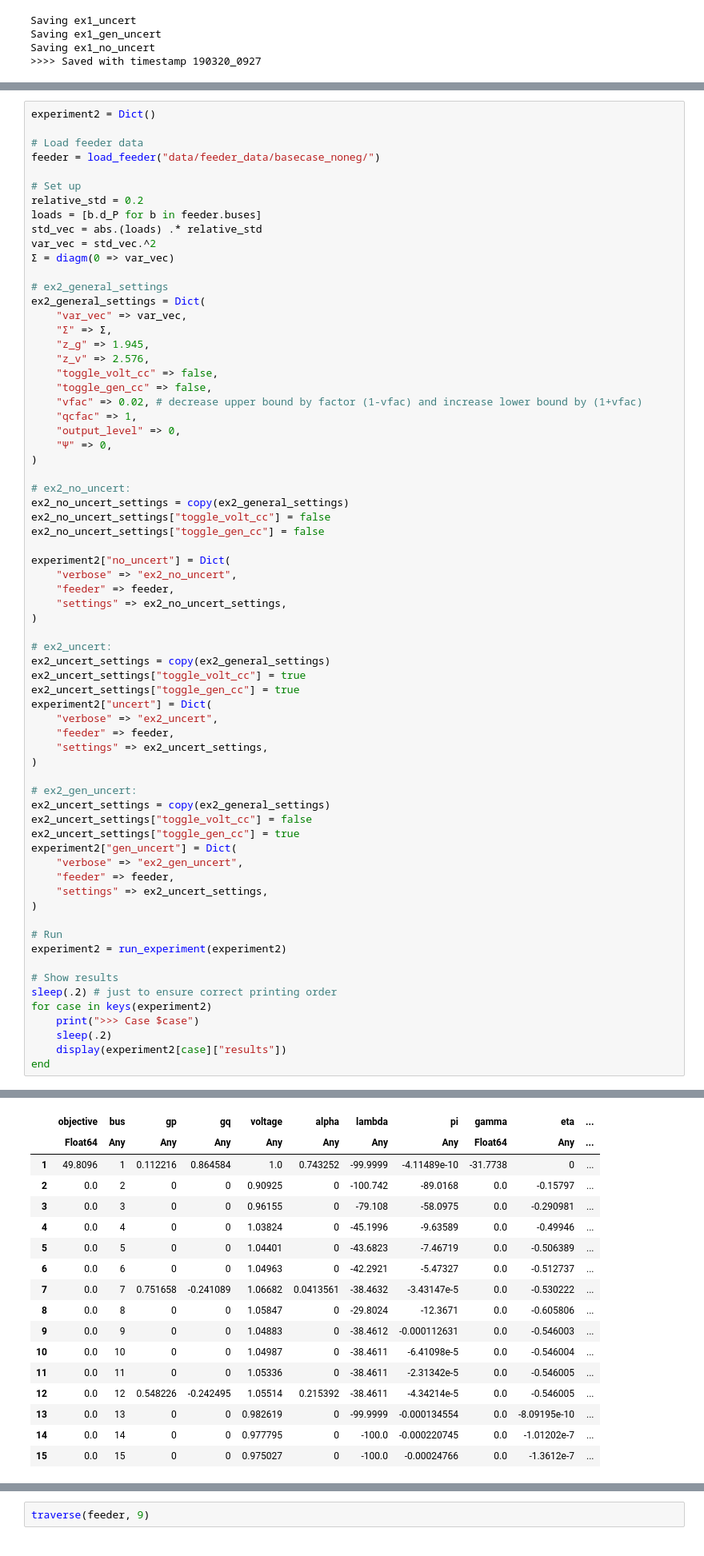
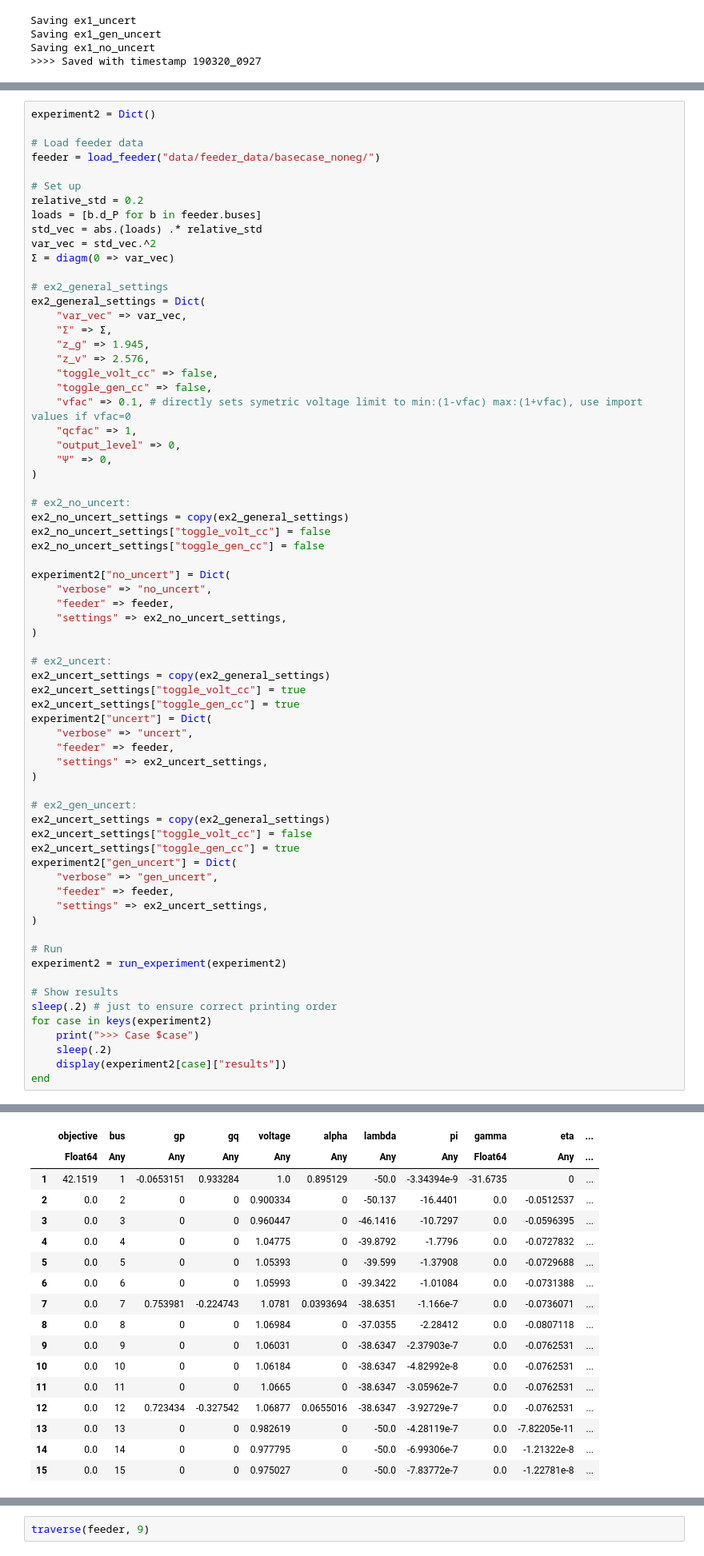
Before and after one commit to mieth-robert/DLMP_uncertainty_CodeSupplement, a Jupyter notebook: case_study.ipynb, the cells around one changed output, grey strips where cells are left out. Shown at 80% size. Cells and saved outputs as stored; diff of their text form.

Commit message:
changed vfac behavior and generic case names

```diff
--- a/case_study.ipynb
+++ b/case_study.ipynb
@@ -277,7 +278,7 @@ ex2_general_settings = Dict(
     "z_v" => 2.576,
     "toggle_volt_cc" => false,
     "toggle_gen_cc" => false,
-    "vfac" => 0.02, # decrease upper bound by factor (1-vfac) and increase lower bound by (1+vfac)
+    "vfac" => 0.1, # directly sets symetric voltage limit to min:(1-vfac) max:(1+vfac), use import values if vfac=0
     "qcfac" => 1,
     "output_level" => 0,
     "Ψ" => 0,
@@ -289,7 +290,7 @@ ex2_no_uncert_settings["toggle_volt_cc"] = false
 ex2_no_uncert_settings["toggle_gen_cc"] = false
 
 experiment2["no_uncert"] = Dict(
-    "verbose" => "ex2_no_uncert",
+    "verbose" => "no_uncert",
     "feeder" => feeder,
     "settings" => ex2_no_uncert_settings,
 )
@@ -299,7 +300,7 @@ ex2_uncert_settings = copy(ex2_general_settings)
 ex2_uncert_settings["toggle_volt_cc"] = true
 ex2_uncert_settings["toggle_gen_cc"] = true
 experiment2["uncert"] = Dict(
-    "verbose" => "ex2_uncert",
+    "verbose" => "uncert",
     "feeder" => feeder,
     "settings" => ex2_uncert_settings,
 )
@@ -309,7 +310,7 @@ ex2_uncert_settings = copy(ex2_general_settings)
 ex2_uncert_settings["toggle_volt_cc"] = false
 ex2_uncert_settings["toggle_gen_cc"] = true
 experiment2["gen_uncert"] = Dict(
-    "verbose" => "ex2_gen_uncert",
+    "verbose" => "gen_uncert",
     "feeder" => feeder,
     "settings" => ex2_uncert_settings,
 )
@@ -342,24 +343,24 @@ Running ex2_gen_uncert
 >>>> Post-Processing
 
 >>> Case uncert
 15 rows × 19 columns
 |  | objective | bus | gp | gq | voltage | alpha | lambda | pi | gamma | eta | ... |
 |  | Float64 | Any | Any | Any | Any | Any | Any | Any | Float64 | Any | ... |
-| 1 | 49.8096 | 1 | 0.112216 | 0.864584 | 1.0 | 0.743252 | -99.9999 | -4.11489e-10 | -31.7738 | 0 | ... |
-| 2 | 0.0 | 2 | 0 | 0 | 0.90925 | 0 | -100.742 | -89.0168 | 0.0 | -0.15797 | ... |
-| 3 | 0.0 | 3 | 0 | 0 | 0.96155 | 0 | -79.108 | -58.0975 | 0.0 | -0.290981 | ... |
-| 4 | 0.0 | 4 | 0 | 0 | 1.03824 | 0 | -45.1996 | -9.63589 | 0.0 | -0.49946 | ... |
-| 5 | 0.0 | 5 | 0 | 0 | 1.04401 | 0 | -43.6823 | -7.46719 | 0.0 | -0.506389 | ... |
-| 6 | 0.0 | 6 | 0 | 0 | 1.04963 | 0 | -42.2921 | -5.47327 | 0.0 | -0.512737 | ... |
-| 7 | 0.0 | 7 | 0.751658 | -0.241089 | 1.06682 | 0.0413561 | -38.4632 | -3.43147e-5 | 0.0 | -0.530222 | ... |
-| 8 | 0.0 | 8 | 0 | 0 | 1.05847 | 0 | -29.8024 | -12.3671 | 0.0 | -0.605806 | ... |
-| 9 | 0.0 | 9 | 0 | 0 | 1.04883 | 0 | -38.4612 | -0.000112631 | 0.0 | -0.546003 | ... |
-| 10 | 0.0 | 10 | 0 | 0 | 1.04987 | 0 | -38.4611 | -6.41098e-5 | 0.0 | -0.546004 | ... |
-| 11 | 0.0 | 11 | 0 | 0 | 1.05336 | 0 | -38.4611 | -2.31342e-5 | 0.0 | -0.546005 | ... |
-| 12 | 0.0 | 12 | 0.548226 | -0.242495 | 1.05514 | 0.215392 | -38.4611 | -4.34214e-5 | 0.0 | -0.546005 | ... |
-| 13 | 0.0 | 13 | 0 | 0 | 0.982619 | 0 | -99.9999 | -0.000134554 | 0.0 | -8.09195e-10 | ... |
-| 14 | 0.0 | 14 | 0 | 0 | 0.977795 | 0 | -100.0 | -0.000220745 | 0.0 | -1.01202e-7 | ... |
-| 15 | 0.0 | 15 | 0 | 0 | 0.975027 | 0 | -100.0 | -0.00024766 | 0.0 | -1.3612e-7 | ... |
+| 1 | 42.1519 | 1 | -0.0653151 | 0.933284 | 1.0 | 0.895129 | -50.0 | -3.34394e-9 | -31.6735 | 0 | ... |
+| 2 | 0.0 | 2 | 0 | 0 | 0.900334 | 0 | -50.137 | -16.4401 | 0.0 | -0.0512537 | ... |
+| 3 | 0.0 | 3 | 0 | 0 | 0.960447 | 0 | -46.1416 | -10.7297 | 0.0 | -0.0596395 | ... |
+| 4 | 0.0 | 4 | 0 | 0 | 1.04775 | 0 | -39.8792 | -1.7796 | 0.0 | -0.0727832 | ... |
+| 5 | 0.0 | 5 | 0 | 0 | 1.05393 | 0 | -39.599 | -1.37908 | 0.0 | -0.0729688 | ... |
+| 6 | 0.0 | 6 | 0 | 0 | 1.05993 | 0 | -39.3422 | -1.01084 | 0.0 | -0.0731388 | ... |
+| 7 | 0.0 | 7 | 0.753981 | -0.224743 | 1.0781 | 0.0393694 | -38.6351 | -1.166e-7 | 0.0 | -0.0736071 | ... |
+| 8 | 0.0 | 8 | 0 | 0 | 1.06984 | 0 | -37.0355 | -2.28412 | 0.0 | -0.0807118 | ... |
+| 9 | 0.0 | 9 | 0 | 0 | 1.06031 | 0 | -38.6347 | -2.37903e-7 | 0.0 | -0.0762531 | ... |
+| 10 | 0.0 | 10 | 0 | 0 | 1.06184 | 0 | -38.6347 | -4.82992e-8 | 0.0 | -0.0762531 | ... |
+| 11 | 0.0 | 11 | 0 | 0 | 1.0665 | 0 | -38.6347 | -3.05962e-7 | 0.0 | -0.0762531 | ... |
+| 12 | 0.0 | 12 | 0.723434 | -0.327542 | 1.06877 | 0.0655016 | -38.6347 | -3.92729e-7 | 0.0 | -0.0762531 | ... |
+| 13 | 0.0 | 13 | 0 | 0 | 0.982619 | 0 | -50.0 | -4.28119e-7 | 0.0 | -7.82205e-11 | ... |
+| 14 | 0.0 | 14 | 0 | 0 | 0.977795 | 0 | -50.0 | -6.99306e-7 | 0.0 | -1.21322e-8 | ... |
+| 15 | 0.0 | 15 | 0 | 0 | 0.975027 | 0 | -50.0 | -7.83772e-7 | 0.0 | -1.22781e-8 | ... |
 >>> Case gen_uncert
 15 rows × 19 columns
 |  | objective | bus | gp | gq | voltage | alpha | lambda | pi | gamma | eta | ... |
```
Also changed, not shown: parts of 6 cells of this notebook, 3 other files.
